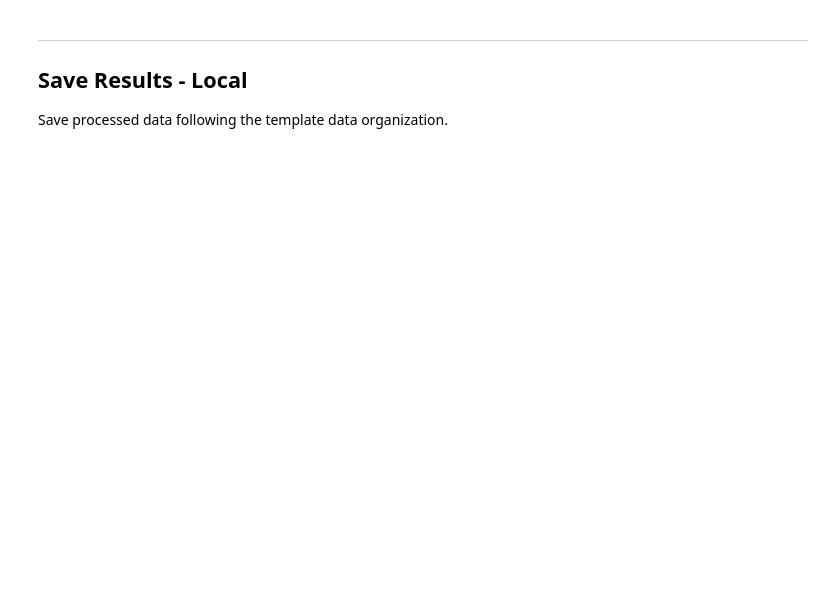
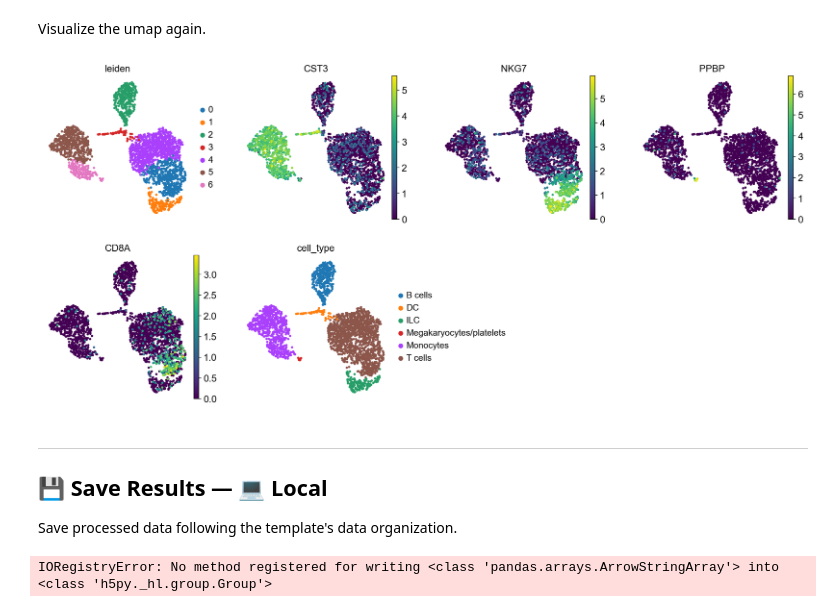
Before and after one commit to quadbio/analysis_template, a Jupyter notebook: analysis/ML-2026-01-27_demo_scRNA_workflow.ipynb, the cells around one changed output. Cells and saved outputs as stored; diff of their text form; code cells hidden in the pictures; blank space fills up the shorter version.

```diff
--- a/analysis/ML-2026-01-27_demo_scRNA_workflow.ipynb
+++ b/analysis/ML-2026-01-27_demo_scRNA_workflow.ipynb
@@ -178,15 +216,0 @@ sc.pl.rank_genes_groups(adata, n_genes=5, sharey=False)
-# %%
-# Manual annotation based on known markers
-cluster_annotations = {
-    "0": "CD4+ T cells",
-    "1": "CD14+ Monocytes",
-    "2": "B cells",
-    "3": "CD8+ T cells",
-    "4": "NK cells",
-    "5": "FCGR3A+ Monocytes",
-    "6": "Dendritic cells",
-    "7": "Megakaryocytes",
-}
-
-adata.obs["cell_type"] = adata.obs["leiden"].map(cluster_annotations)
-adata.obs["cell_type"].value_counts()
@@ -196,0 +230,4 @@ plt.show()
+# %%
+# Load and annotate
+model = models.Model.load(model="Immune_All_High.pkl")
+predictions = celltypist.annotate(adata, model=model, majority_voting=True)
@@ -196,0 +247,4 @@ plt.show()
+# %%
+# Add to adata
+adata.obs["cell_type"] = predictions.predicted_labels["majority_voting"]
+adata.obs["cell_type"].value_counts()
@@ -197,6 +260,23 @@ plt.show()
+# %% [markdown]
+Visualize the umap again.
+# %%
+sc.pl.embedding(
+    adata,
+    basis="umap",
+    color=[
+        "leiden",
+        "CST3",
+        "NKG7",
+        "PPBP",
+        "CD8A",
+        "cell_type",
+    ],
+)
+# %% [output]
+[figure, added]
 # %% [markdown]
 ---
 
-## Save Results - Local
+## 💾 Save Results — 💻 Local
 
-Save processed data following the template data organization.
+Save processed data following the template's data organization.
@@ -211,0 +283,5 @@ print(f"Saved to: {output_path}")
+# %%
+adata.write(FilePaths.EXAMPLE_DATASET / "processed" / "pbmc3k_processed.h5ad")
+print(f"Saved to: {output_path}")
+# %% [output]
+IORegistryError: No method registered for writing <class 'pandas.arrays.ArrowStringArray'> into <class 'h5py._hl.group.Group'>
```
Also changed, not shown: parts of 35 cells of this notebook, 6 other files.
